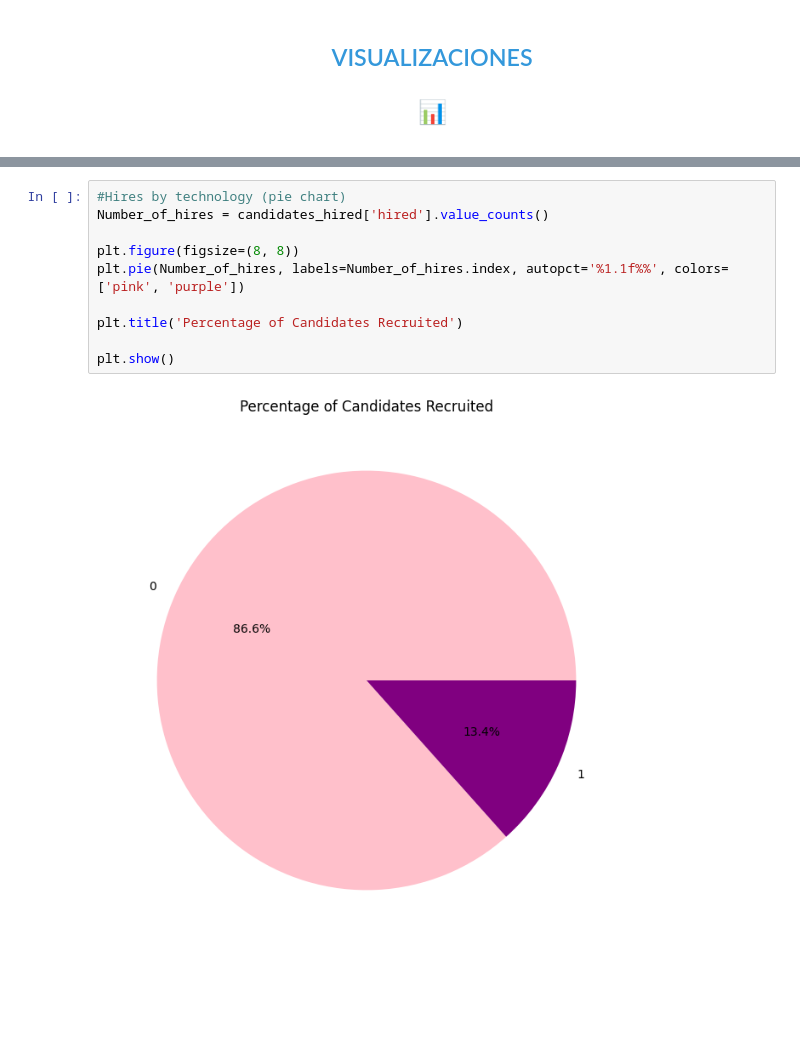
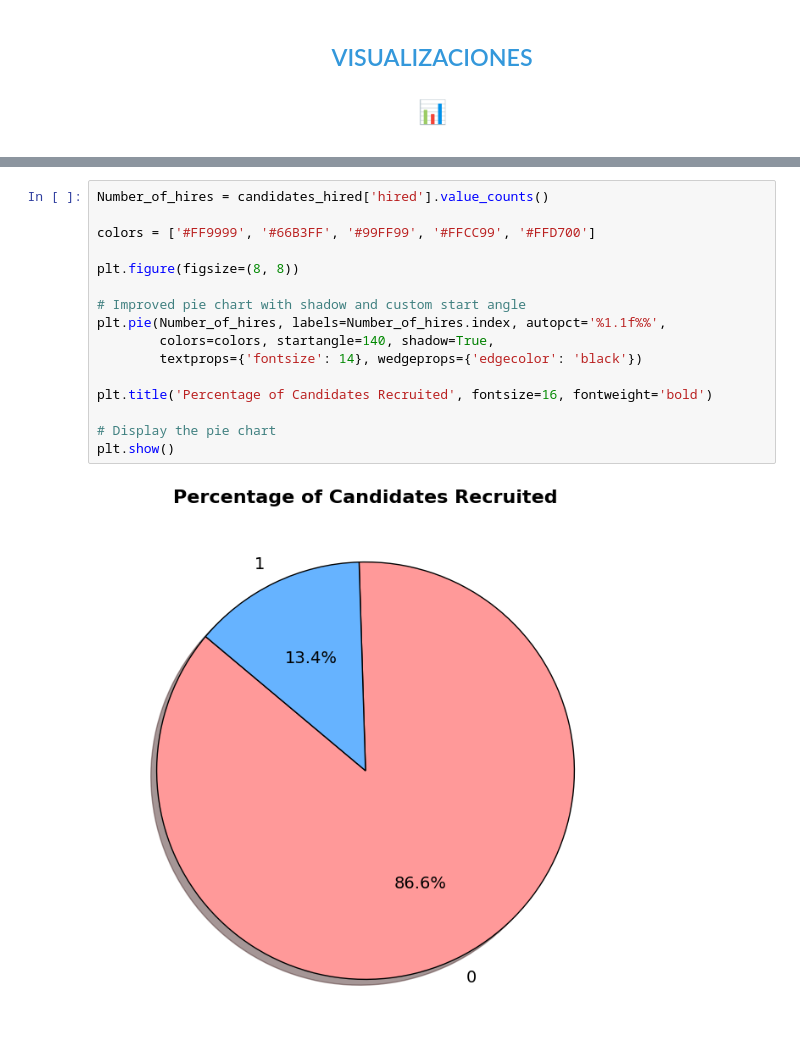
Before and after one commit to MafeTello/ETL_workshop1, a Jupyter notebook: notebook/EDA.ipynb, the cells around one changed output, grey strips where cells are left out. Saved outputs shown, nothing was run; the diff lists cells and outputs as text; blank space fills up the shorter version.

```diff
--- a/notebook/EDA.ipynb
+++ b/notebook/EDA.ipynb
@@ -143,12 +144,18 @@ Hires by country over years (USA, Brazil, Colombia and Ecuador only) (multiline
 # %%
-#Hires by technology (pie chart)
 Number_of_hires = candidates_hired['hired'].value_counts()
 
+colors = ['#FF9999', '#66B3FF', '#99FF99', '#FFCC99', '#FFD700']
+
 plt.figure(figsize=(8, 8))
-plt.pie(Number_of_hires, labels=Number_of_hires.index, autopct='%1.1f%%', colors=['pink', 'purple'])
 
-plt.title('Percentage of Candidates Recruited')
+# Improved pie chart with shadow and custom start angle
+plt.pie(Number_of_hires, labels=Number_of_hires.index, autopct='%1.1f%%',
+        colors=colors, startangle=140, shadow=True,
+        textprops={'fontsize': 14}, wedgeprops={'edgecolor': 'black'})
 
+plt.title('Percentage of Candidates Recruited', fontsize=16, fontweight='bold')
+
+# Display the pie chart
 plt.show()
 # %% [output]
-[figure, old version]
+[figure, new version]
```
Also changed, not shown: parts of 23 cells of this notebook.
